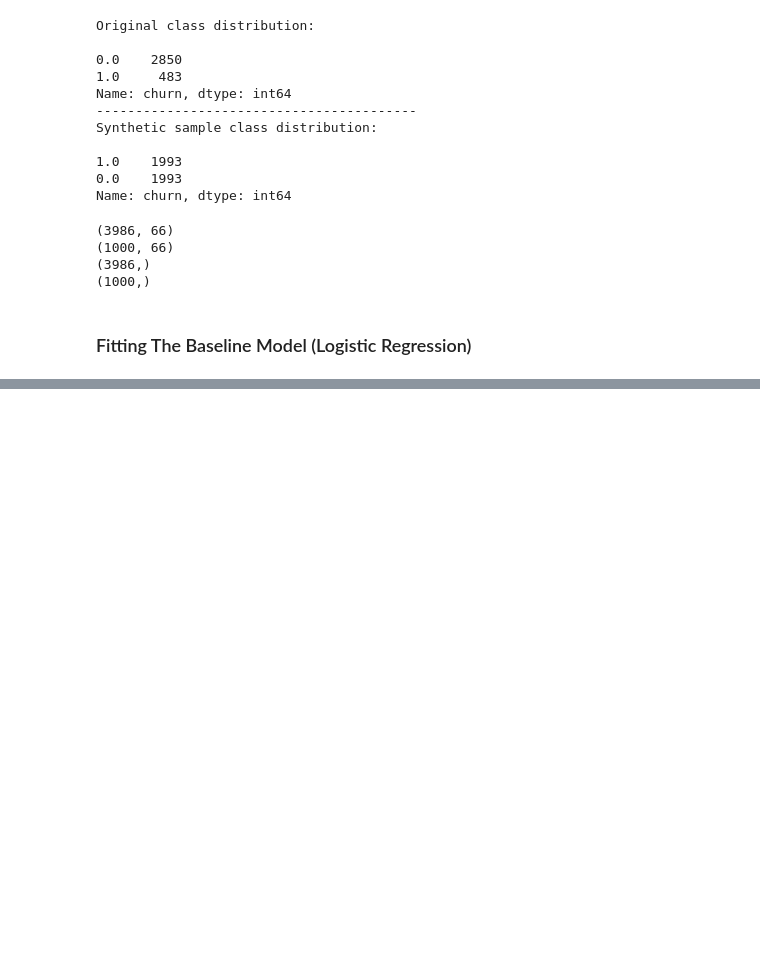
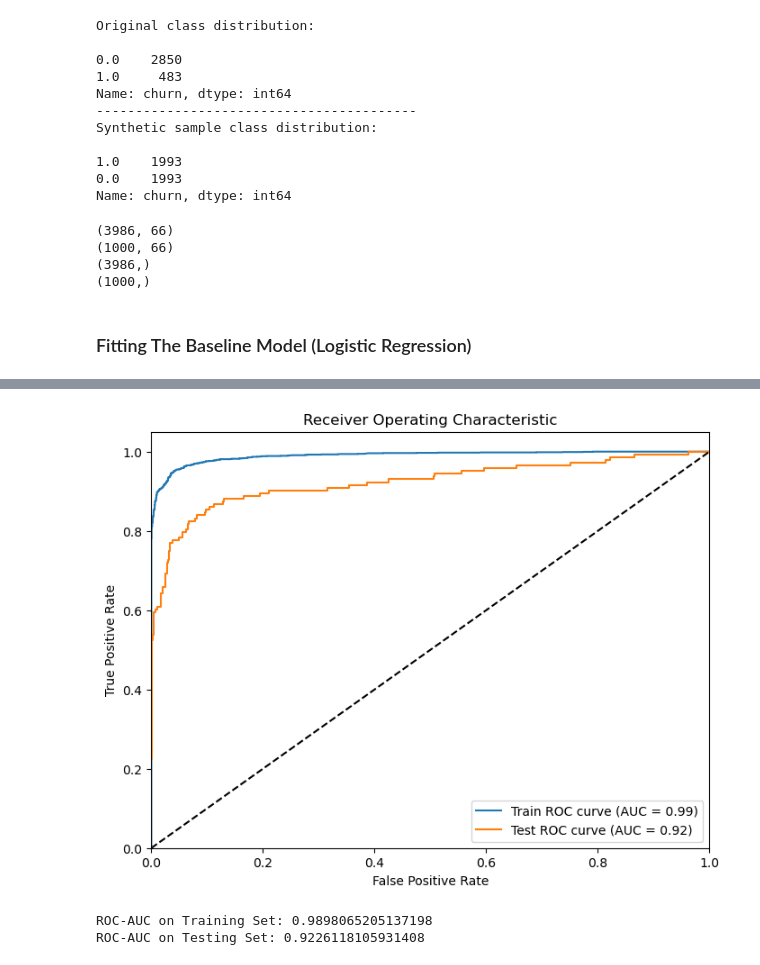
Before and after one commit to Emilly-Njue/Phase3-Project, a Jupyter notebook: customer_churn.ipynb, the cells around one changed output, grey strips where cells are left out. Drawn from its saved outputs; the diff is of its cells as text; code cells hidden in the pictures; blank space fills up the shorter version.

```diff
--- a/customer_churn.ipynb
+++ b/customer_churn.ipynb
@@ -872,0 +919,6 @@ Confusion Matrix:
+# %%
+gb = GradientBoostingClassifier(random_state=42)
+gb_clf = gb.fit(X_train, y_train)
+
+print('Gradient Boosting Classifier')
+evaluation_metrics(gb_clf, X_train, y_train, X_test, y_test)
@@ -872,0 +950,6 @@ Confusion Matrix:
+# %%
+roc_auc(gb_clf, X_train, y_train, X_test, y_test)
+# %% [output]
+[figure, added]
+ROC-AUC on Training Set: 0.9898065205137198
+ROC-AUC on Testing Set: 0.9226118105931408
```
Also changed, not shown: parts of 58 cells of this notebook.
